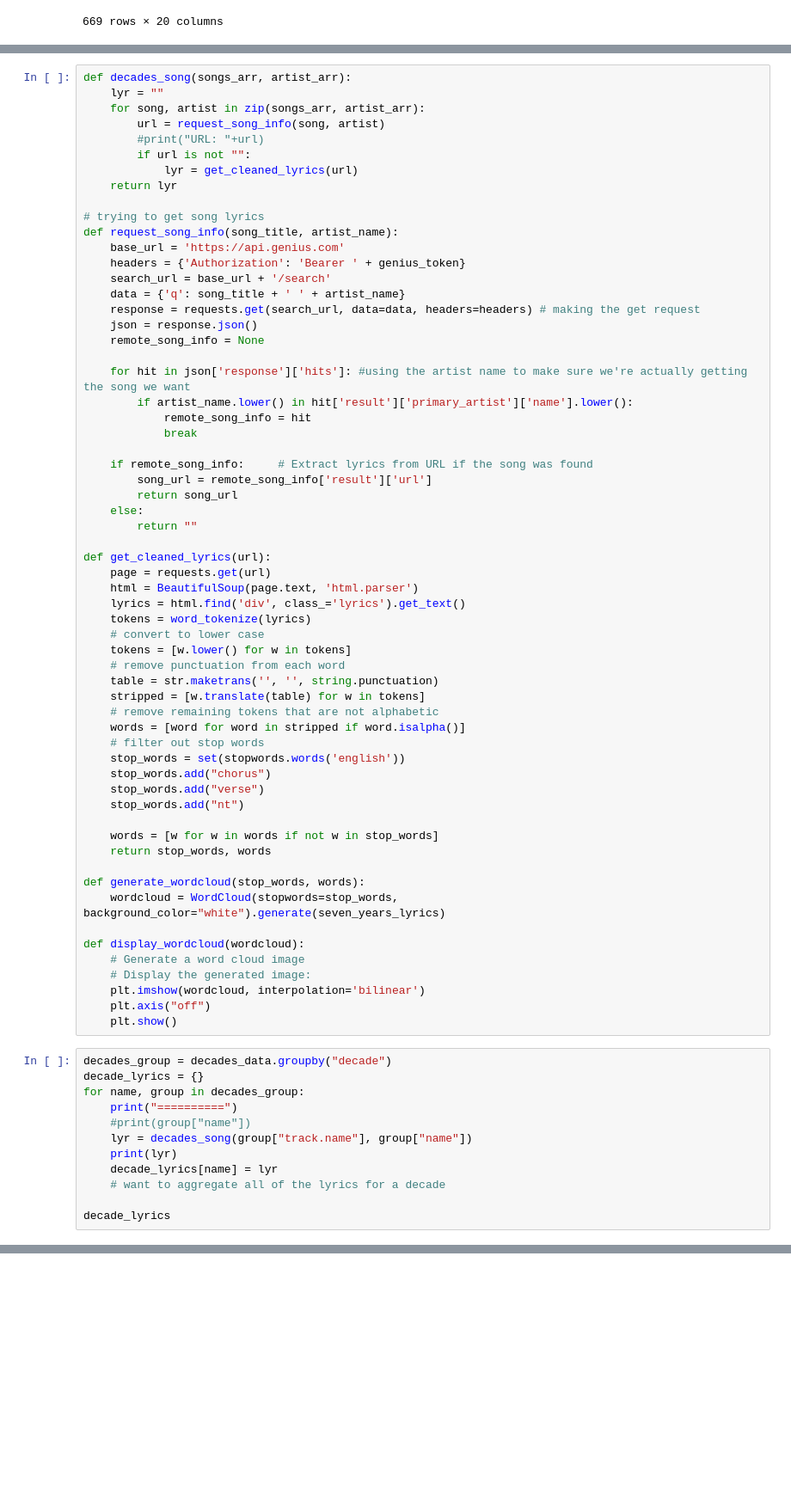
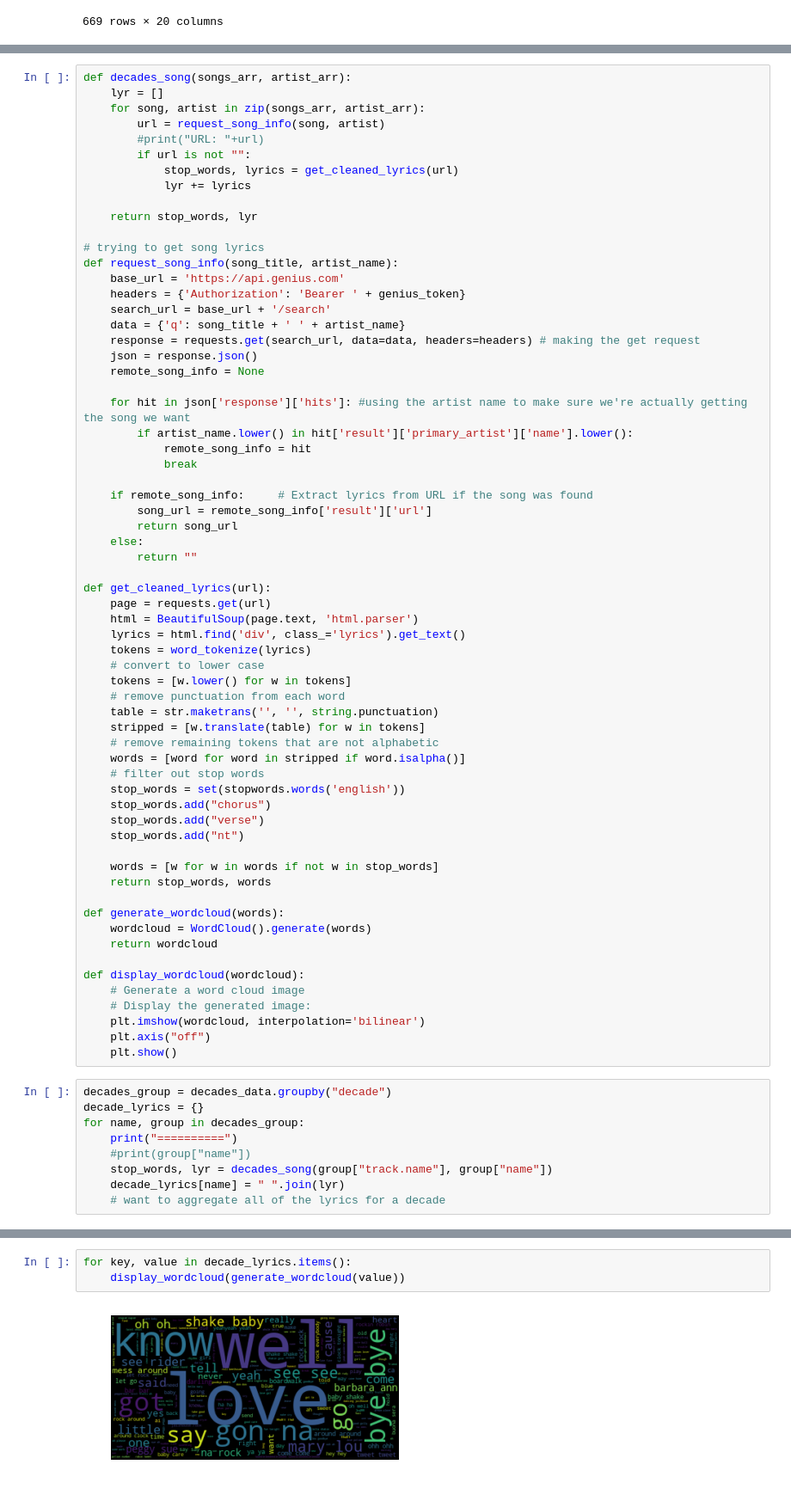
Before and after one commit to hackerman084/MusicOverTheDecades, a Jupyter notebook: Spotify Final.ipynb, the cells around one changed output, grey strips where cells are left out. Shown at 86% size. Cells and saved outputs as stored; diff of their text form; blank space fills up the shorter version.

Commit message:
GOT ALL THE DECADES OF MUSIC TO SHOW UP IN A WORD CLOUD

```diff
--- a/Spotify Final.ipynb
+++ b/Spotify Final.ipynb
@@ -318,12 +344,14 @@ decades_data
 # %%
 def decades_song(songs_arr, artist_arr):
-    lyr = ""
+    lyr = []
     for song, artist in zip(songs_arr, artist_arr):
         url = request_song_info(song, artist)
         #print("URL: "+url)
         if url is not "":
-            lyr = get_cleaned_lyrics(url)
-    return lyr
+            stop_words, lyrics = get_cleaned_lyrics(url)
+            lyr += lyrics
+
+    return stop_words, lyr
 
 # trying to get song lyrics
 def request_song_info(song_title, artist_name):
@@ -367,8 +395,9 @@ def get_cleaned_lyrics(url):
     words = [w for w in words if not w in stop_words]
     return stop_words, words
 
-def generate_wordcloud(stop_words, words):
-    wordcloud = WordCloud(stopwords=stop_words, background_color="white").generate(seven_years_lyrics)
+def generate_wordcloud(words):
+    wordcloud = WordCloud().generate(words)
+    return wordcloud
 
 def display_wordcloud(wordcloud):
     # Generate a word cloud image
@@ -382,9 +411,6 @@ decade_lyrics = {}
 for name, group in decades_group:
     print("==========")
     #print(group["name"])
-    lyr = decades_song(group["track.name"], group["name"])
-    print(lyr)
-    decade_lyrics[name] = lyr
+    stop_words, lyr = decades_song(group["track.name"], group["name"])
+    decade_lyrics[name] = " ".join(lyr)
     # want to aggregate all of the lyrics for a decade
-
-decade_lyrics
@@ -390,0 +425,5 @@ decade_lyrics
+# %%
+for key, value in decade_lyrics.items():
+    display_wordcloud(generate_wordcloud(value))
+# %% [output]
+[figure, added]
```
Also changed, not shown: parts of 4 cells of this notebook.
